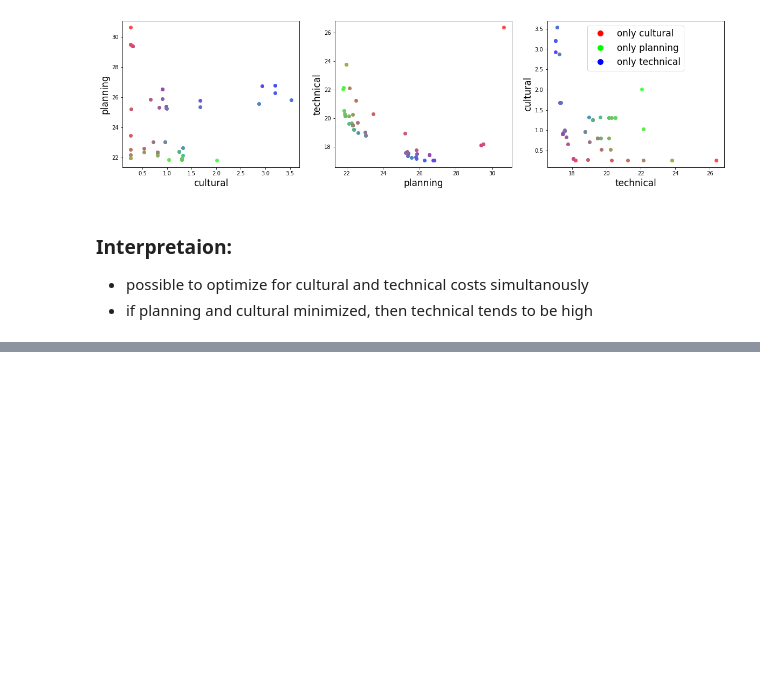
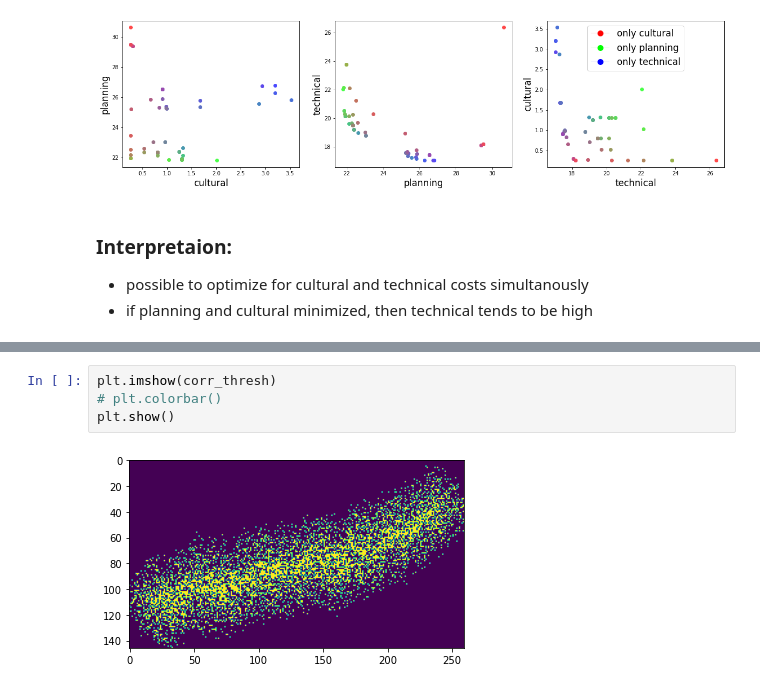
Before and after one commit to NinaWie/PowerPlanner, a Jupyter notebook: notebooks/pareto.ipynb, the cells around one changed output, grey strips where cells are left out. Drawn from its saved outputs; the diff is of its cells as text; blank space fills up the shorter version.

```diff
--- a/notebooks/pareto.ipynb
+++ b/notebooks/pareto.ipynb
@@ -401,0 +460,6 @@ paths = get_pareto(
+# %%
+plt.imshow(corr_thresh)
+# plt.colorbar()
+plt.show()
+# %% [output]
+[figure, added]
```
Also changed, not shown: parts of 54 cells of this notebook, 10 other files.
